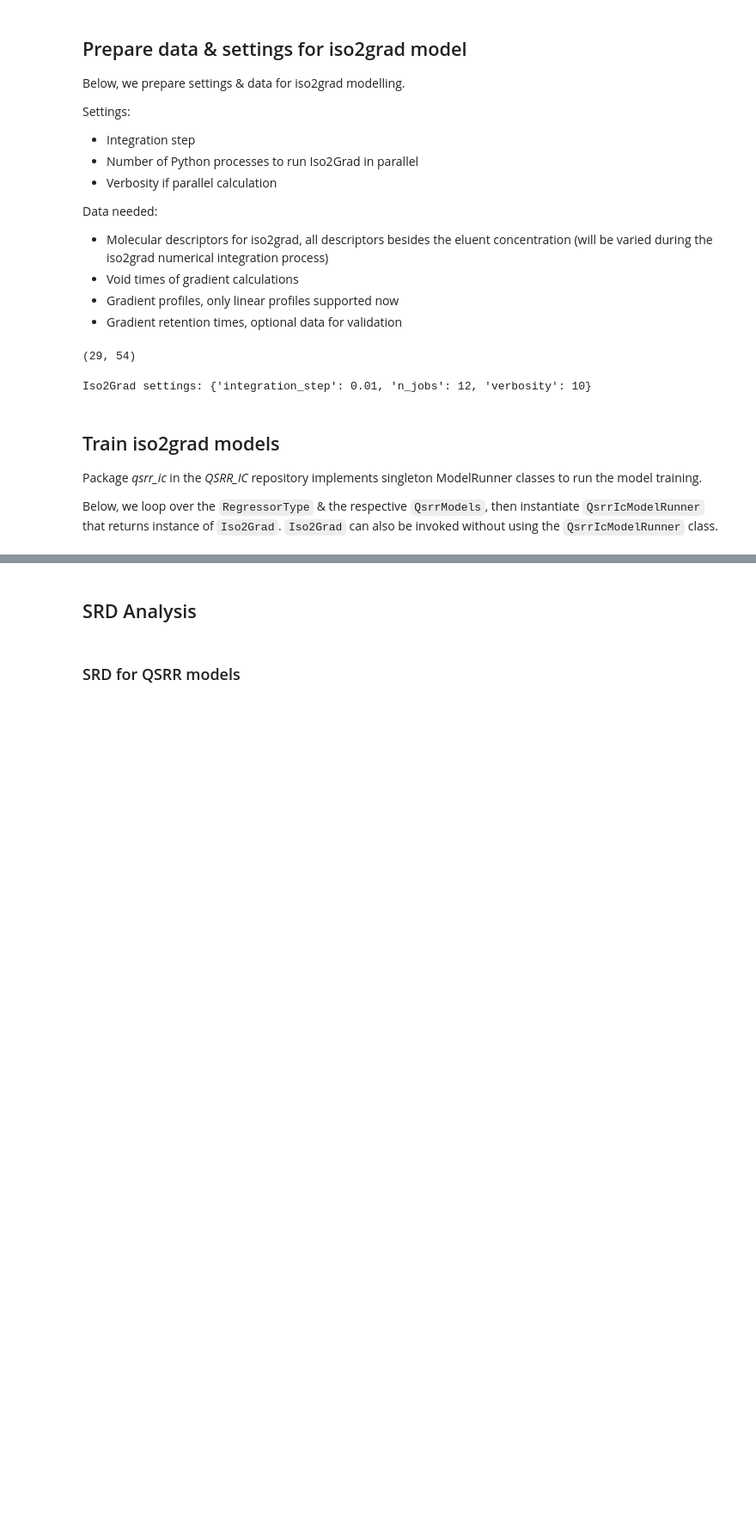
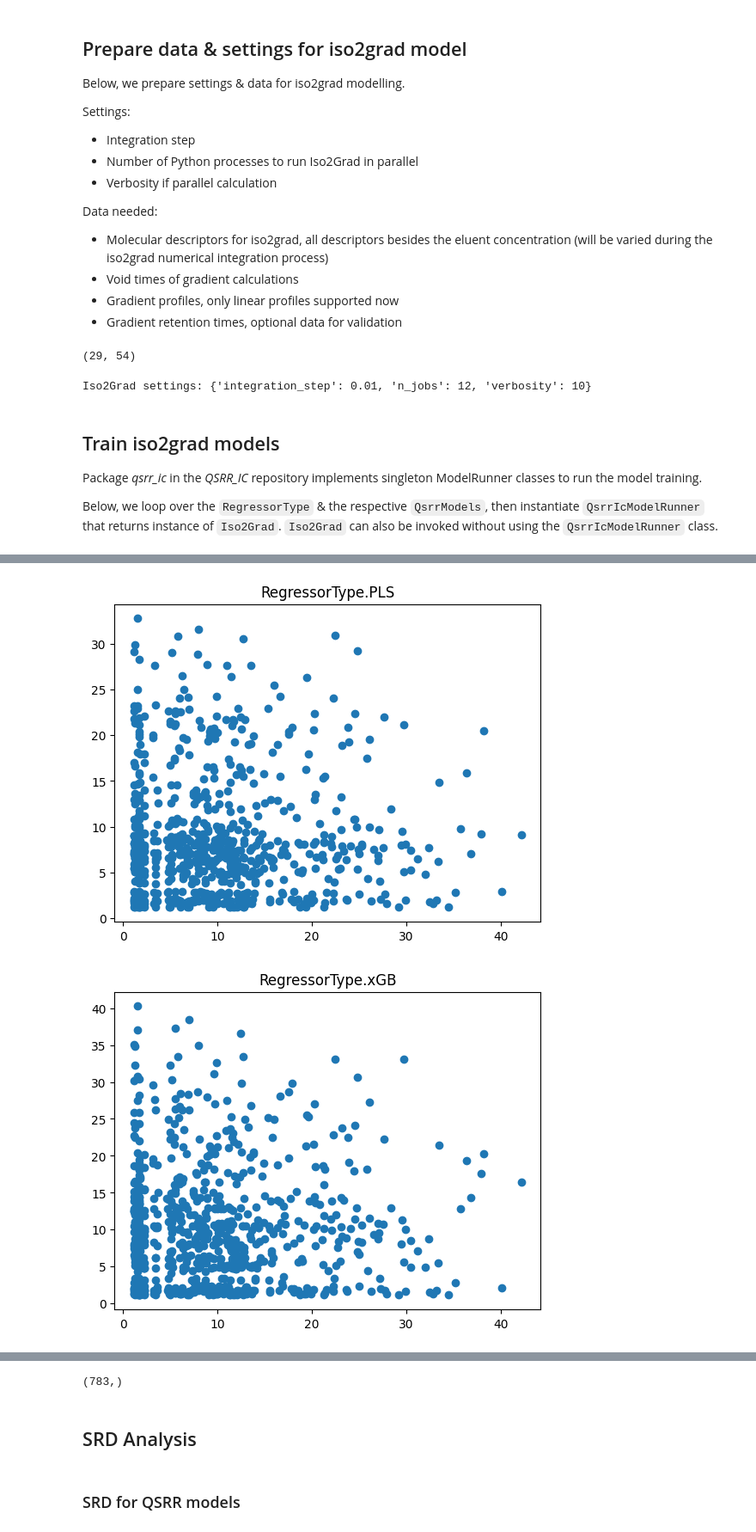
Before and after one commit to pzuvela/QSRR_IC, a Jupyter notebook: notebooks/250109-qsrr_ic-single_train.ipynb, the cells around one changed output, grey strips where cells are left out. Shown at 86% size. Saved outputs shown, nothing was run; the diff lists cells and outputs as text; code cells hidden in the pictures; blank space fills up the shorter version.

```diff
--- a/notebooks/250109-qsrr_ic-single_train.ipynb
+++ b/notebooks/250109-qsrr_ic-single_train.ipynb
@@ -303,0 +403,16 @@ for regressor_type in single_train_config.hyper_parameter_config:
+# %%
+for regressor_type, iso2grad_model in iso2grad_models.items():
+
+    fig, ax = plt.subplots()
+
+    ax.set_title(regressor_type)
+
+    ax.scatter(
+        iso2grad_models[regressor_type].results.metrics.qsrr_data.y,
+        iso2grad_models[regressor_type].results.metrics.qsrr_predictions.y
+    )
+
+    plt.show()
+# %% [output]
+[figure, added]
+[figure, added]
@@ -304,3 +422,7 @@ for regressor_type in single_train_config.hyper_parameter_config:
+# %%
+iso2grad_models[regressor_type].results.gradient_retention_times.shape
+# %% [output]
+(783,)
 # %% [markdown]
 ## SRD Analysis
 # %% [markdown]
```
Also changed, not shown: parts of 10 cells of this notebook, 4 other files.
